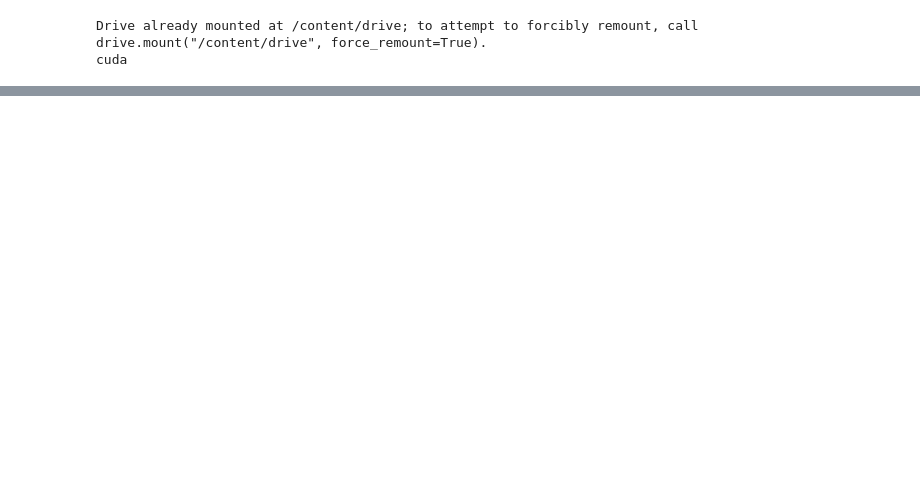
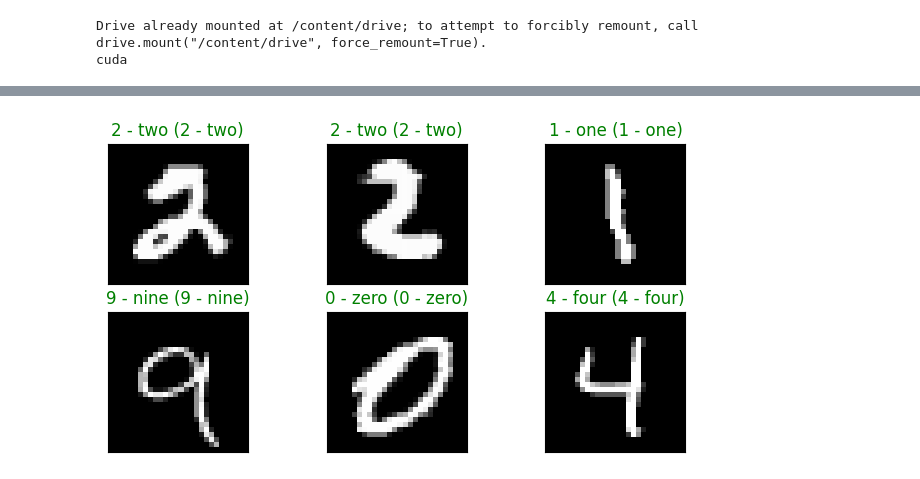
Before and after one commit to aitjoeun/PyTorch, a Jupyter notebook: 04.multiclass/02.2.multiclass_MNIST_main.ipynb, the cells around one changed output, grey strips where cells are left out. Drawn from its saved outputs; the diff is of its cells as text; code cells hidden in the pictures; blank space fills up the shorter version.

```diff
--- a/04.multiclass/02.2.multiclass_MNIST_main.ipynb
+++ b/04.multiclass/02.2.multiclass_MNIST_main.ipynb
@@ -110 +91,5 @@ Test accuracy : 9730 / 10000 (97.3 %)
 79510
+# %%
+Test_plot(load_model, test_DL)
+# %% [output]
+[figure, added]
```
Also changed, not shown: parts of 4 cells of this notebook, 1 other file.
